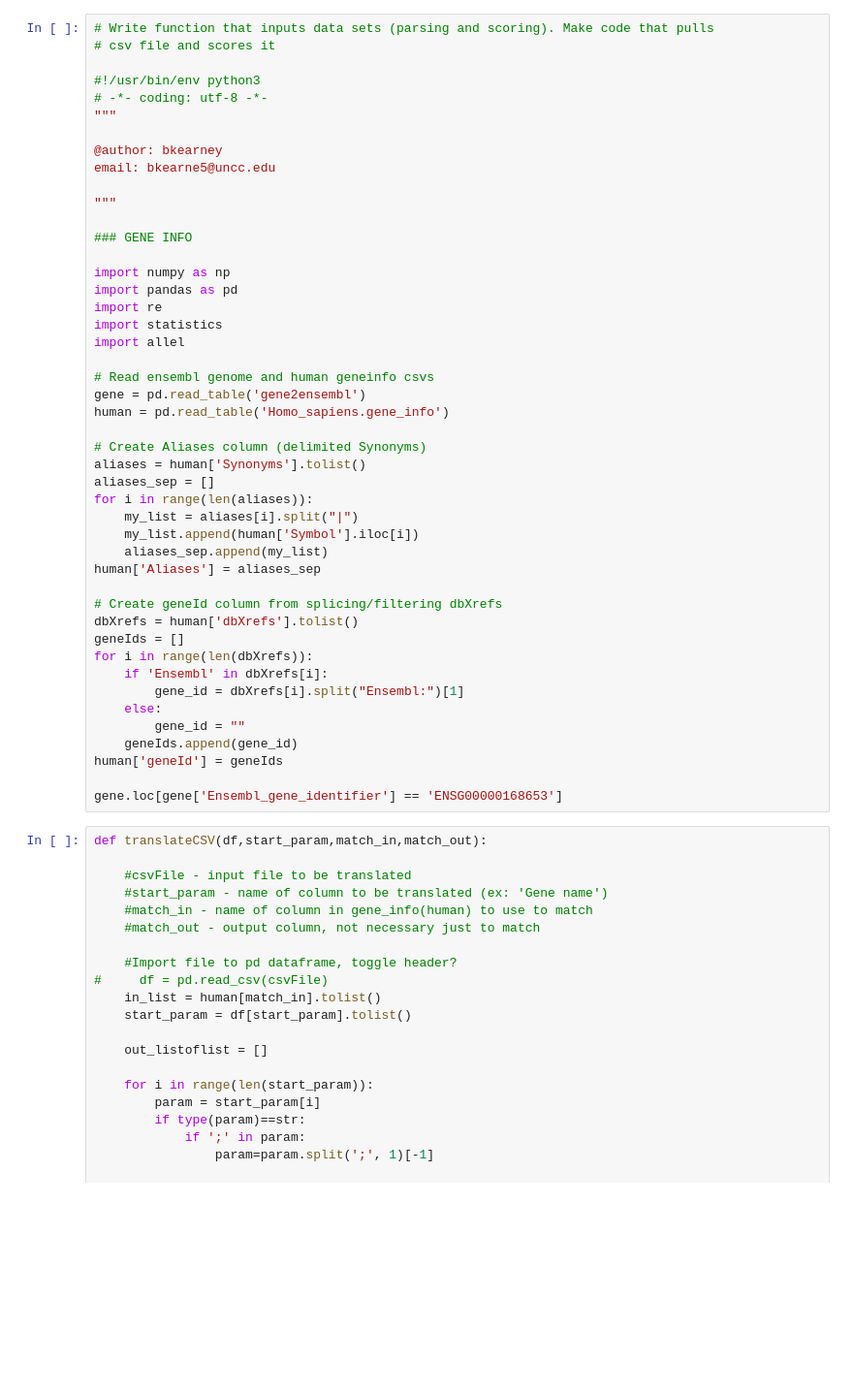
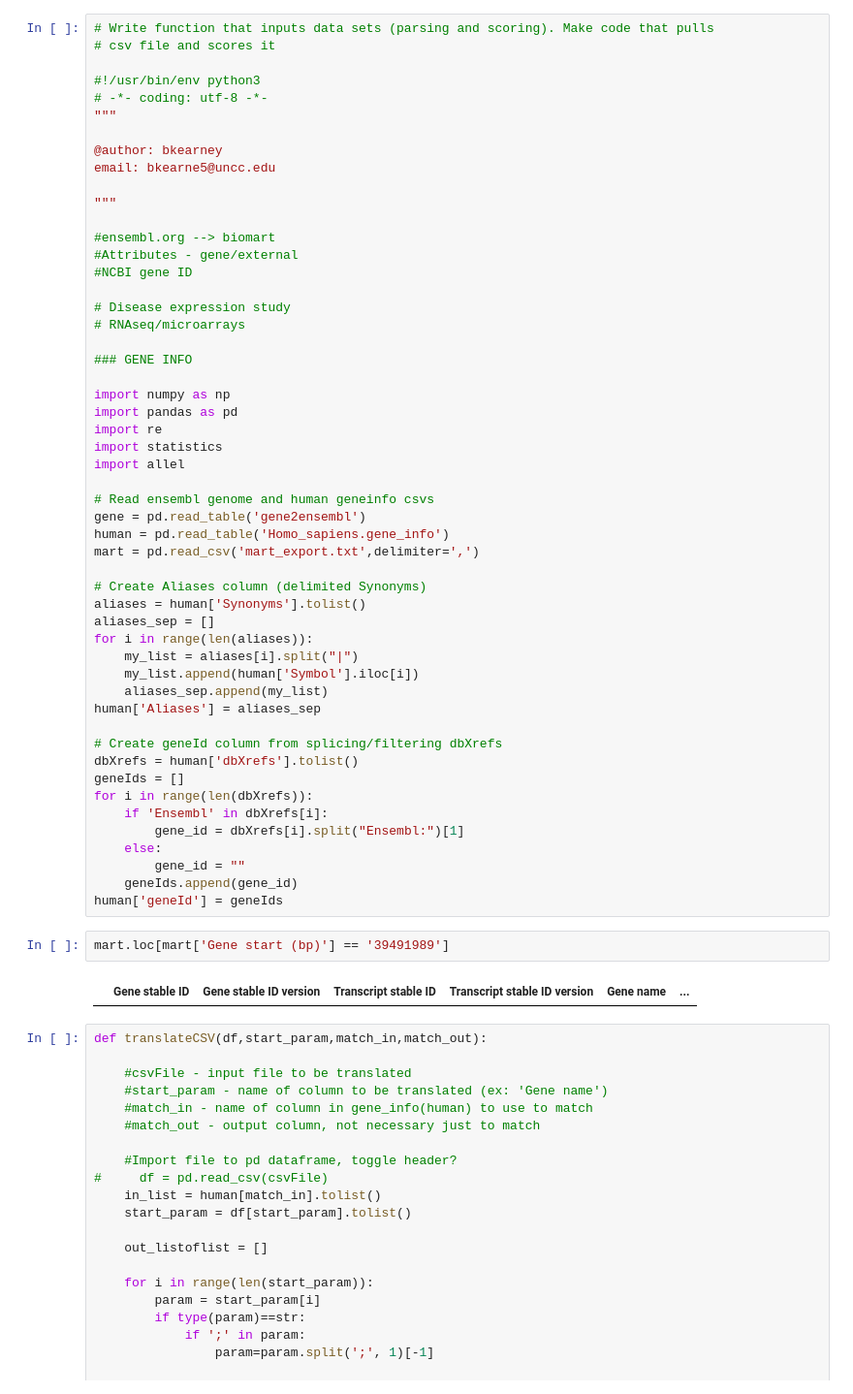
Before and after one commit to Femolami/TranslationValidation, a Jupyter notebook: TranslationfromCSV.ipynb, the cells around one changed output. Shown at 97% size. Cells and saved outputs as stored; diff of their text form; blank space fills up the shorter version.

```diff
--- a/TranslationfromCSV.ipynb
+++ b/TranslationfromCSV.ipynb
@@ -11,6 +11,13 @@ email: bkearne5@uncc.edu
 
 """
 
+#ensembl.org --> biomart
+#Attributes - gene/external
+#NCBI gene ID
+
+# Disease expression study
+# RNAseq/microarrays
+
 ### GENE INFO
 
 import numpy as np
@@ -22,6 +29,7 @@ import allel
 # Read ensembl genome and human geneinfo csvs
 gene = pd.read_table('gene2ensembl')
 human = pd.read_table('Homo_sapiens.gene_info')
+mart = pd.read_csv('mart_export.txt',delimiter=',')
 
 # Create Aliases column (delimited Synonyms)
 aliases = human['Synonyms'].tolist()
@@ -42,8 +50,10 @@ for i in range(len(dbXrefs)):
         gene_id = ""
     geneIds.append(gene_id)
 human['geneId'] = geneIds
-
-gene.loc[gene['Ensembl_gene_identifier'] == 'ENSG00000168653']
+# %%
+mart.loc[mart['Gene start (bp)'] == '39491989']
+# %% [output]
+|  | Gene stable ID | Gene stable ID version | Transcript stable ID | Transcript stable ID version | Gene name | ... |
 # %%
 def translateCSV(df,start_param,match_in,match_out):
 
```
Also changed, not shown: parts of 6 cells of this notebook.
